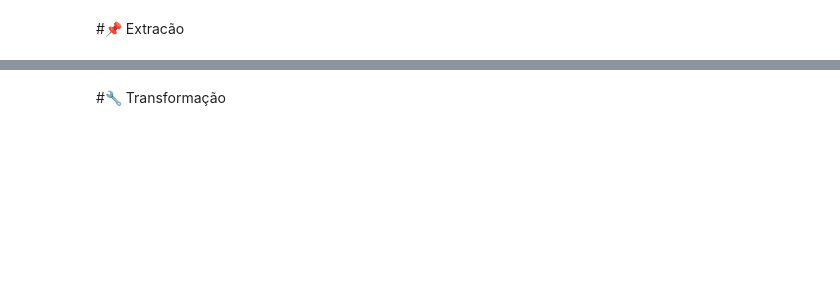
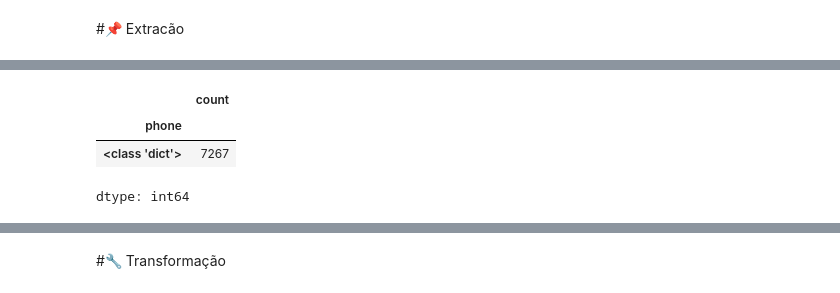
Before and after one commit to JessePMelo/Challenge-telecom-x, a Jupyter notebook: TelecomX_BR.ipynb, the cells around one changed output, grey strips where cells are left out. Drawn from its saved outputs; the diff is of its cells as text; code cells hidden in the pictures; blank space fills up the shorter version.

```diff
--- a/TelecomX_BR.ipynb
+++ b/TelecomX_BR.ipynb
@@ -4,0 +43,7 @@
+# %%
+df['phone'].apply(type).value_counts()
+# %% [output]
+|  | count |
+| phone |  |
+| <class 'dict'> | 7267 |
+dtype: int64
```
Also changed, not shown: parts of 11 cells of this notebook.
